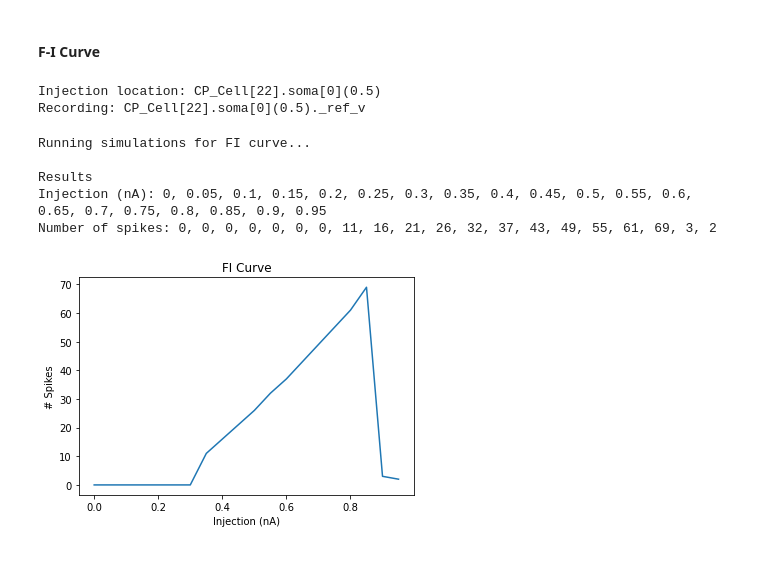
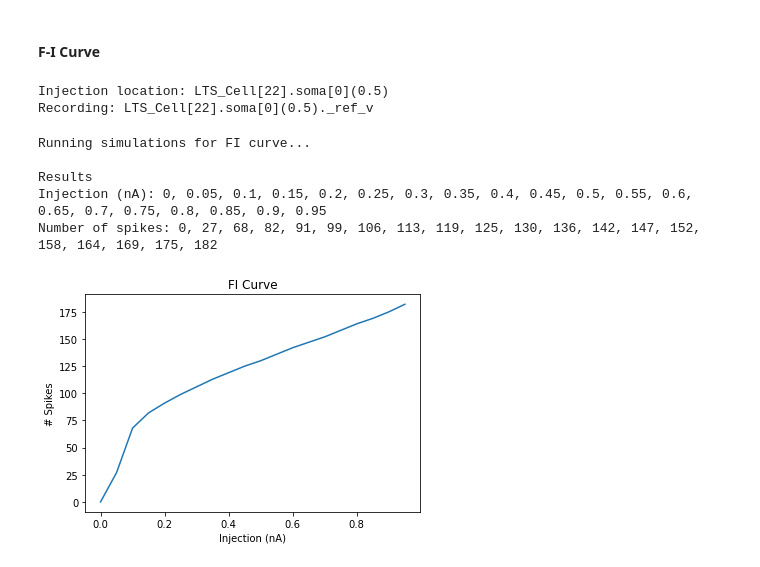
Before and after one commit to chenziao/M1-Cells, a Jupyter notebook: single_cell_tuning.ipynb, the cells around one changed output. Drawn from its saved outputs; the diff is of its cells as text; code cells hidden in the pictures.

```diff
--- a/single_cell_tuning.ipynb
+++ b/single_cell_tuning.ipynb
@@ -99,18 +175,19 @@ Recording: CP_Cell[2].soma[0](0.5)._ref_v
 # %%
-X, Y = run_and_plot(sim3, title, xlabel, ylabel, plot_injection_only=True)
+if proc is not None:
+    X, Y = run_and_plot(sim3, title, xlabel, ylabel, plot_injection_only=True)
 
-plt.figure()
-plt.plot(X, sim3.zap_vec)
-plt.title('ZAP Current')
-plt.xlabel('Time (ms)')
-plt.ylabel('Current Injection (nA)')
+    plt.figure()
+    plt.plot(X, sim3.zap_vec)
+    plt.title('ZAP Current')
+    plt.xlabel('Time (ms)')
+    plt.ylabel('Current Injection (nA)')
 
-plt.figure()
-plt.plot(*sim3.get_impedance(smooth=9))
-plt.title('Impedance Amplitude Profile')
-plt.xlabel('Frequency (Hz)')
-plt.ylabel('Impedance (MOhms)')
-plt.show()
+    plt.figure()
+    plt.plot(*sim3.get_impedance(smooth=9))
+    plt.title('Impedance Amplitude Profile')
+    plt.xlabel('Frequency (Hz)')
+    plt.ylabel('Impedance (MOhms)')
+    plt.show()
 # %% [output]
 ZAP current simulation running...
 
@@ -124,20 +201,24 @@ Resonant Peak Frequency: 4.87 (Hz)
 # %% [markdown]
 #### F-I Curve
 # %%
-sim4 = FI(Cell, post_init_function=post_init_function, i_start=0., i_stop=1000., i_increment=50., tstart=1500.)
-title = 'FI Curve'
-xlabel = 'Injection (nA)'
-ylabel = '# Spikes'
+proc = settings['FI']
+if proc is not None:
+    h.celsius = proc['celsius']
+    sim4 = FI(Cell, **proc['kwargs'])
+    title = 'FI Curve'
+    xlabel = 'Injection (nA)'
+    ylabel = '# Spikes'
 # %% [output]
-Injection location: CP_Cell[22].soma[0](0.5)
-Recording: CP_Cell[22].soma[0](0.5)._ref_v
+Injection location: LTS_Cell[22].soma[0](0.5)
+Recording: LTS_Cell[22].soma[0](0.5)._ref_v
 # %%
-X, Y = run_and_plot(sim4, title, xlabel, ylabel)
-plt.show()
+if proc is not None:
+    X, Y = run_and_plot(sim4, title, xlabel, ylabel)
+    plt.show()
 # %% [output]
 Running simulations for FI curve...
 
 Results
 Injection (nA): 0, 0.05, 0.1, 0.15, 0.2, 0.25, 0.3, 0.35, 0.4, 0.45, 0.5, 0.55, 0.6, 0.65, 0.7, 0.75, 0.8, 0.85, 0.9, 0.95
-Number of spikes: 0, 0, 0, 0, 0, 0, 0, 11, 16, 21, 26, 32, 37, 43, 49, 55, 61, 69, 3, 2
+Number of spikes: 0, 27, 68, 82, 91, 99, 106, 113, 119, 125, 130, 136, 142, 147, 152, 158, 164, 169, 175, 182
-[figure, old version]
+[figure, new version]
```
Also changed, not shown: parts of 8 cells of this notebook, 6 other files.
